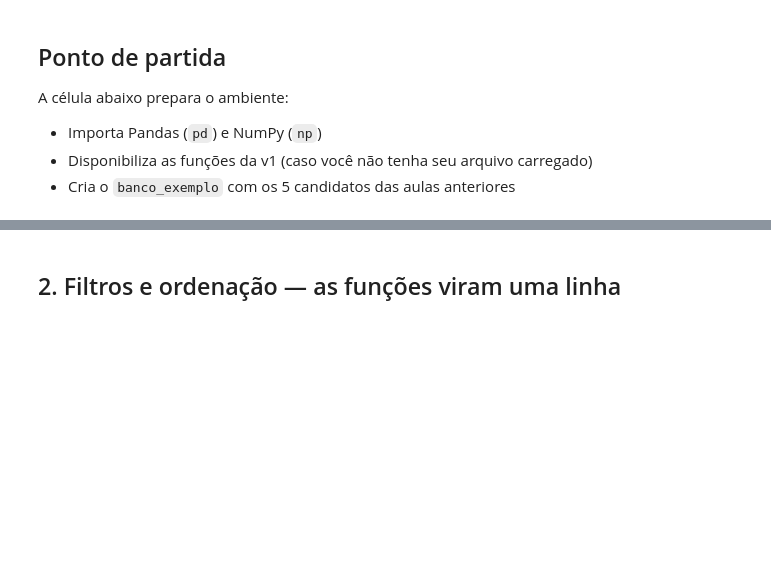
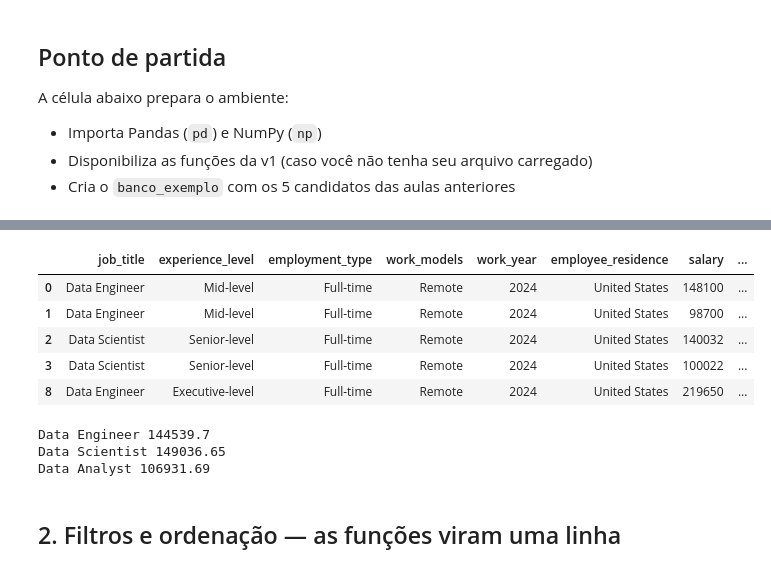
Before and after one commit to arthurgsouza/ada-projeto1, a Jupyter notebook: exercicios_aula_03.ipynb, the cells around one changed output, grey strips where cells are left out. Cells and saved outputs as stored; diff of their text form; code cells hidden in the pictures; blank space fills up the shorter version.

```diff
--- a/exercicios_aula_03.ipynb
+++ b/exercicios_aula_03.ipynb
@@ -152,0 +83,11 @@ filtro. Toda a v3 opera sobre DataFrames.
+# %%
+cargos = ['Data Scientist', 'Data Engineer', 'Data Analyst']
+df = df[df.job_title.isin(cargos)]
+df.head()
+# %% [output]
+|  | job_title | experience_level | employment_type | work_models | work_year | employee_residence | salary | ... |
+| 0 | Data Engineer | Mid-level | Full-time | Remote | 2024 | United States | 148100 | ... |
+| 1 | Data Engineer | Mid-level | Full-time | Remote | 2024 | United States | 98700 | ... |
+| 2 | Data Scientist | Senior-level | Full-time | Remote | 2024 | United States | 140032 | ... |
+| 3 | Data Scientist | Senior-level | Full-time | Remote | 2024 | United States | 100022 | ... |
+| 8 | Data Engineer | Executive-level | Full-time | Remote | 2024 | United States | 219650 | ... |
@@ -153,3 +98,11 @@ filtro. Toda a v3 opera sobre DataFrames.
+# %%
+for cargo in df.job_title.unique():
+  media = media_pretensao(df[df.job_title == cargo], 'salary_in_usd')
+  print(cargo, media)
+# %% [output]
+Data Engineer 144539.7
+Data Scientist 149036.65
+Data Analyst 106931.69
 # %% [markdown]
 ## 2. Filtros e ordenação — as funções viram uma linha
 # %% [markdown]
```
Also changed, not shown: parts of 15 cells of this notebook.
